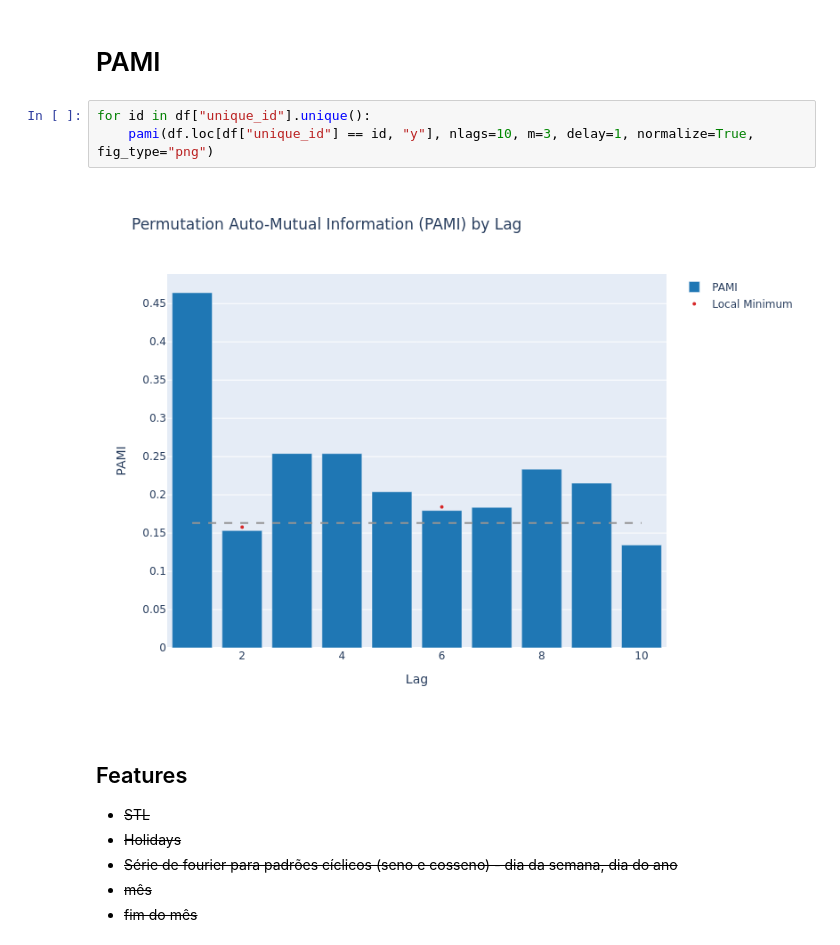
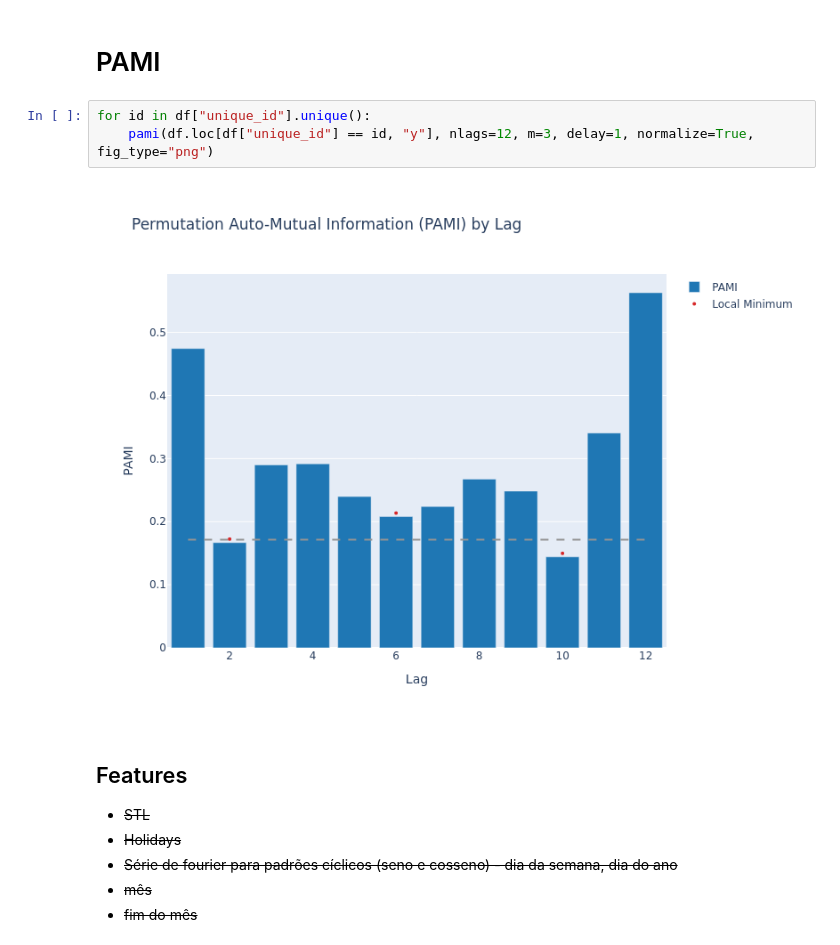
Before and after one commit to HeyLucasLeao/forecasting, a Jupyter notebook: 1.air_passangers.ipynb, the cells around one changed output. Saved outputs shown, nothing was run; the diff lists cells and outputs as text.

```diff
--- a/1.air_passangers.ipynb
+++ b/1.air_passangers.ipynb
@@ -122,9 +122,9 @@ seasonal_decompose(np.log(df["y"]), periods=12, fig_type="png")
 # PAMI
 # %%
 for id in df["unique_id"].unique():
-    pami(df.loc[df["unique_id"] == id, "y"], nlags=10, m=3, delay=1, normalize=True, fig_type="png")
+    pami(df.loc[df["unique_id"] == id, "y"], nlags=12, m=3, delay=1, normalize=True, fig_type="png")
 # %% [output]
-[figure, old version]
+[figure, new version]
 # %% [markdown]
 ## Features
 - ~~STL~~
```
